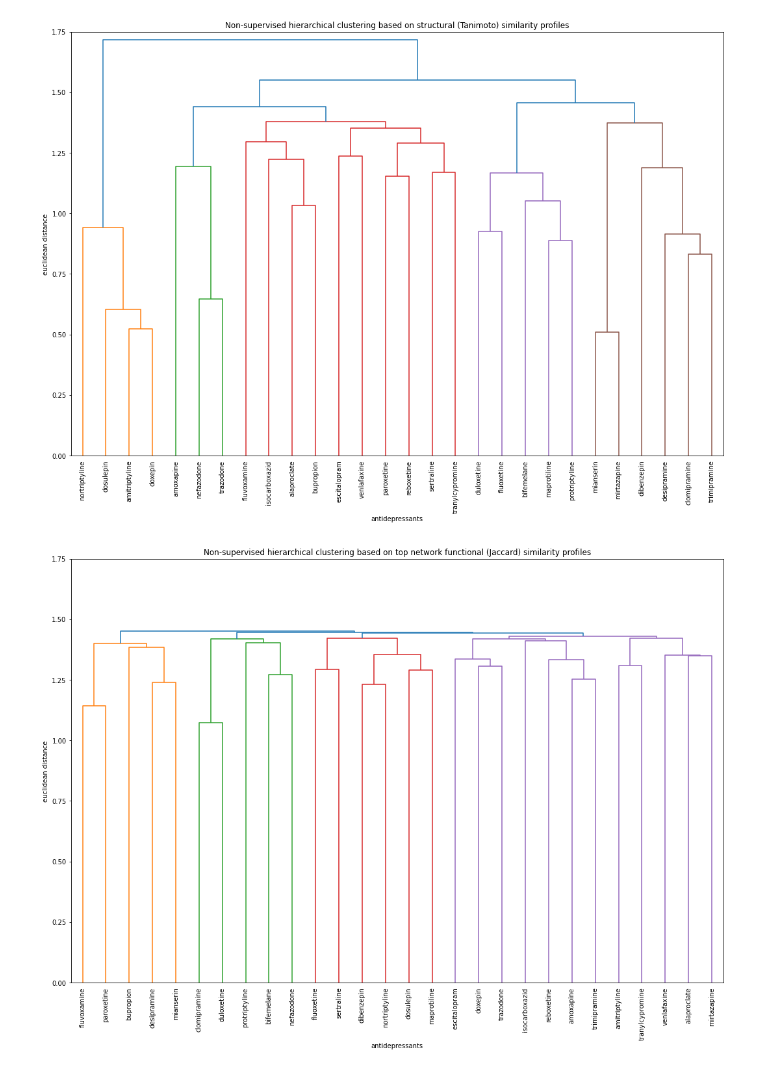
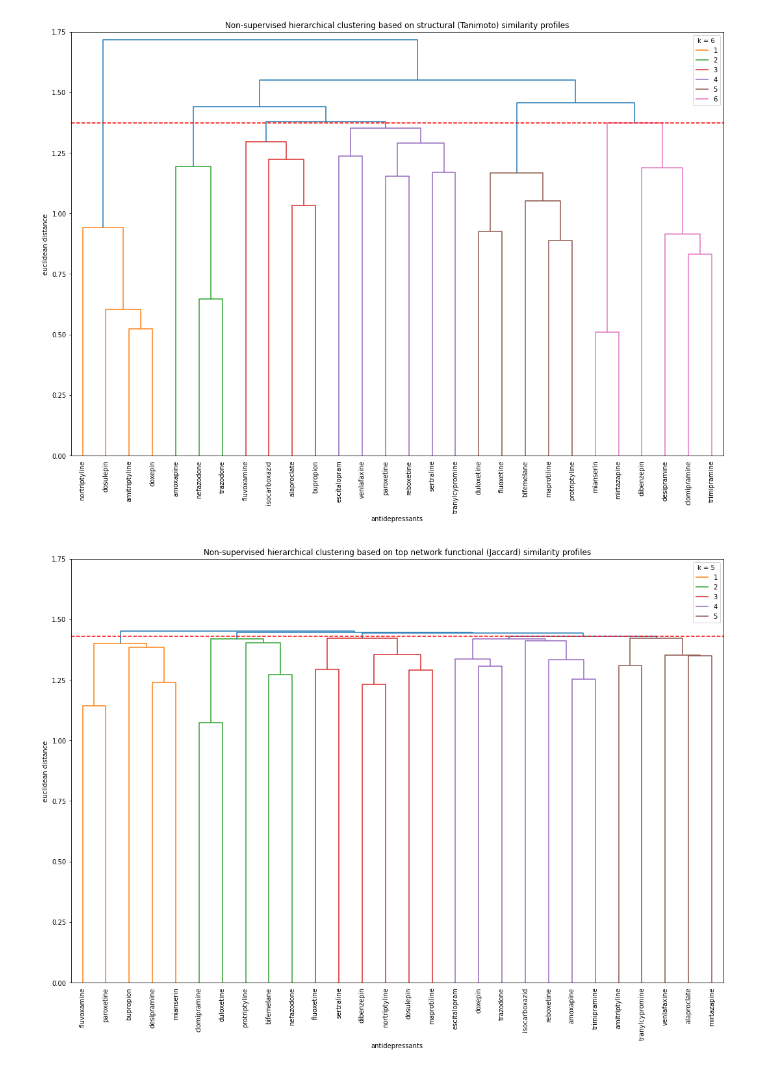
Before and after one commit to ximena-fdz/Antidepresivos-y-redes-complejas, a Jupyter notebook: Scripts:/ProcessingScripts:/ad_nsh_clustering.ipynb, the cells around one changed output. Cells and saved outputs as stored; diff of their text form; code cells hidden in the pictures.

```diff
--- a/Scripts:/ProcessingScripts:/ad_nsh_clustering.ipynb
+++ b/Scripts:/ProcessingScripts:/ad_nsh_clustering.ipynb
@@ -52,20 +52,22 @@ linkage_matrix = sch.linkage(distance_matrix, method='complete')
 # %%
 ################################################################################
 # data visualization for structural similarity
 ################################################################################
 
 ## create the dendrogram
 plt.figure(figsize=(18, 12))
-dendrogram = sch.dendrogram(linkage_matrix, labels=antidepressants, color_threshold=1.44)
+dendrogram = sch.dendrogram(linkage_matrix, labels=antidepressants, color_threshold=1.375)
+plt.axhline(y=1.375, color='r', linestyle='--', label='cut-off threshold')
 plt.title('Non-supervised hierarchical clustering based on structural (Tanimoto) similarity profiles')
 plt.xlabel('antidepressants')
 plt.ylim(0, 1.75)
 plt.yticks(np.arange(0, 2, 0.25))
 plt.ylabel('euclidean distance')
 plt.xticks(fontsize=10, rotation=90)
+plt.legend(['1', '2', '3', '4', '5', '6'], title='k = 6', loc='upper right')
 plt.show()
 # %% [output]
-[figure, old version]
+[figure, new version]
 # %%
 ################################################################################
 # non-supervised hierarchical clustering for top network functional similarity
@@ -83,16 +85,18 @@ linkage_matrix = sch.linkage(distance_matrix, method='complete')
 
 ## create the dendrogram
 plt.figure(figsize=(18, 12))
-dendrogram = sch.dendrogram(linkage_matrix, labels=antidepressants, color_threshold=1.44)
+dendrogram = sch.dendrogram(linkage_matrix, labels=antidepressants, color_threshold=1.429)
+plt.axhline(y=1.429, color='r', linestyle='--', label='cut-off threshold')
 plt.title('Non-supervised hierarchical clustering based on top network functional (Jaccard) similarity profiles')
 plt.xlabel('antidepressants')
 plt.ylim(0, 1.75)
 plt.yticks(np.arange(0, 2, 0.25))
 plt.ylabel('euclidean distance')
 plt.xticks(fontsize=10, rotation=90)
+plt.legend(['1', '2', '3', '4', '5'],  title='k = 5', loc='upper right')
 plt.show()
 # %% [output]
-[figure, old version]
+[figure, new version]
 # %%
 ################################################################################
 # non-supervised hierarchical clustering for bottom network functional similarity
```
Also changed, not shown: parts of 1 cell of this notebook.
